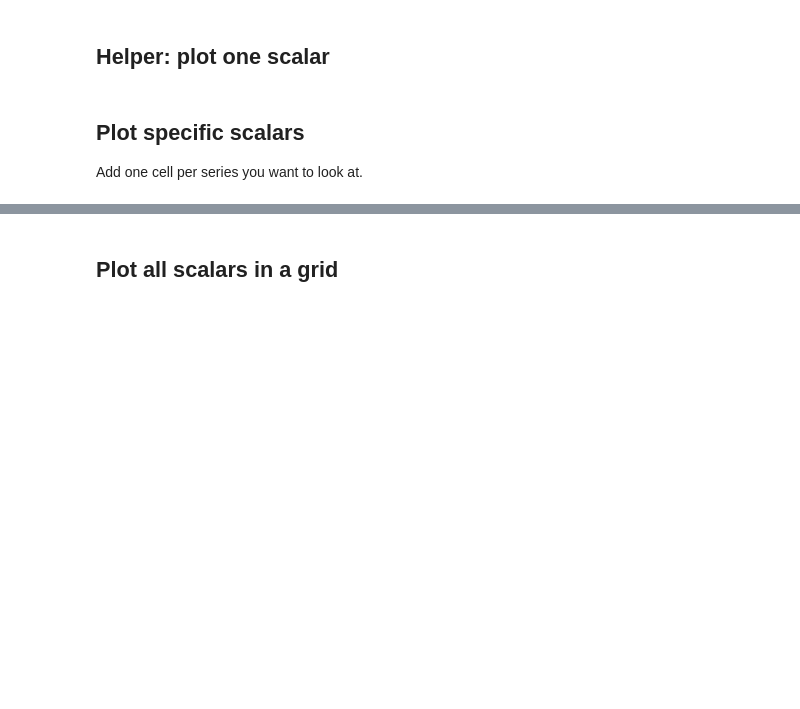
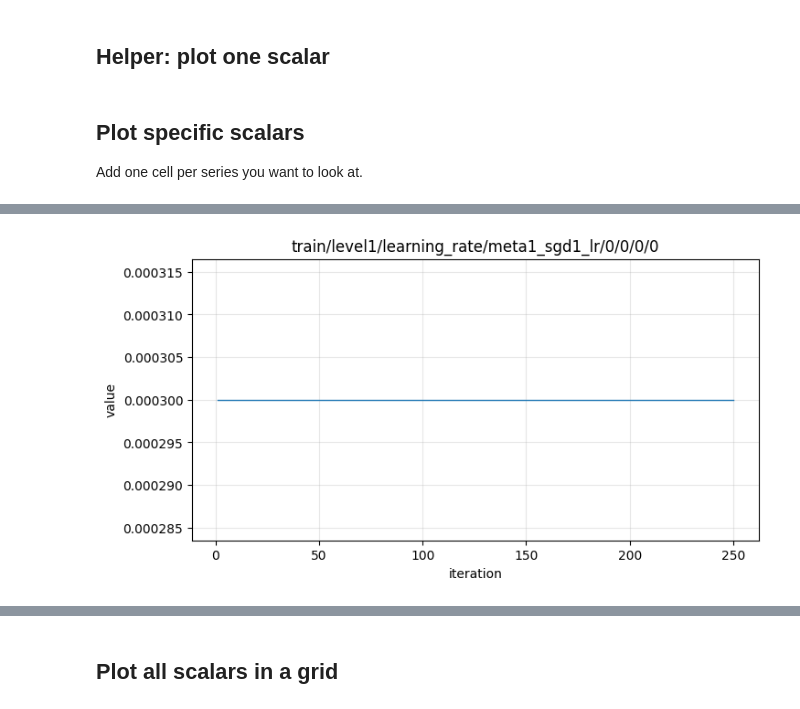
Before and after one commit to thewillyP/meta_learning, a Jupyter notebook: sweeps/visualize.ipynb, the cells around one changed output, grey strips where cells are left out. Drawn from its saved outputs; the diff is of its cells as text; code cells hidden in the pictures; blank space fills up the shorter version.

```diff
--- a/sweeps/visualize.ipynb
+++ b/sweeps/visualize.ipynb
@@ -50,3 +100,5 @@ plot_scalar("train/kl_regularizer_beta/meta1_beta/0")
 # %%
-plot_scalar("train/learning_rate/meta1_sgd1_lr/0")
+plot_scalar("train/level1/learning_rate/meta1_sgd1_lr/0/0/0/0")
+# %% [output]
+[figure, added]
 # %%
```
Also changed, not shown: parts of 10 cells of this notebook.
